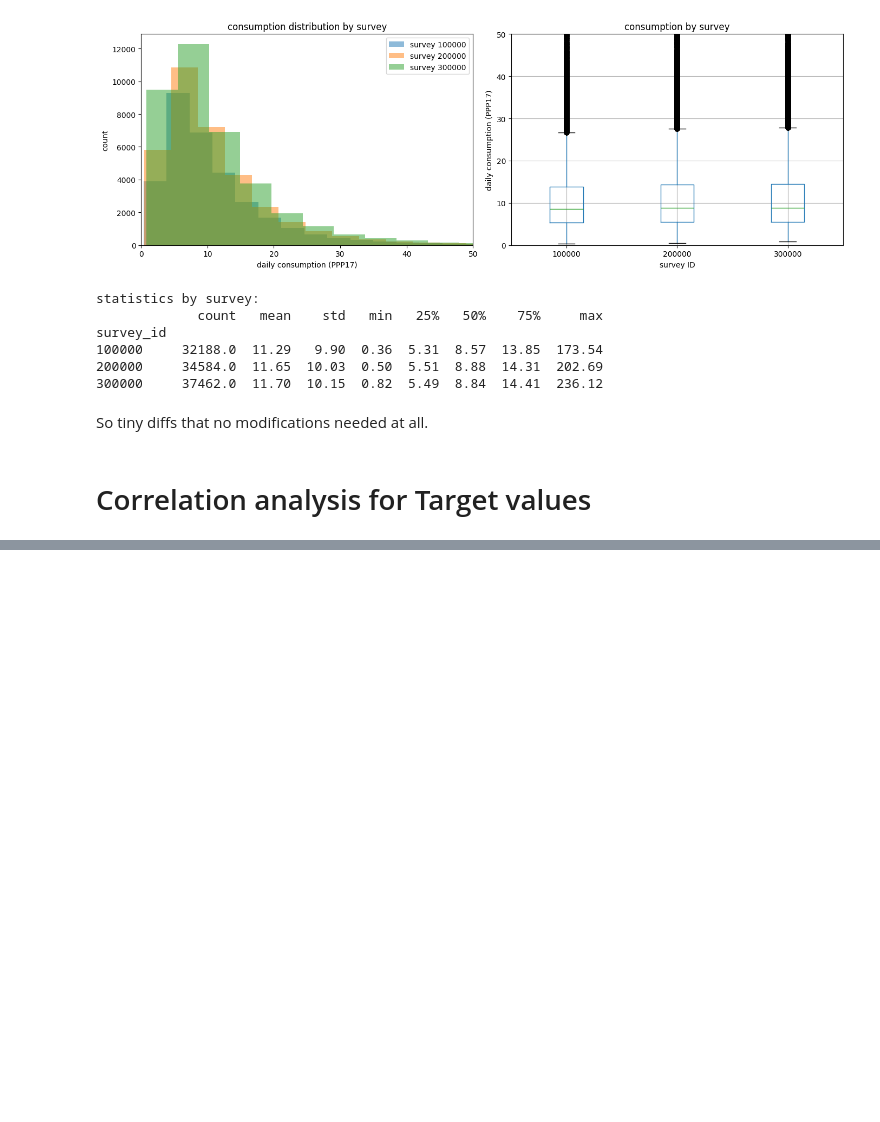
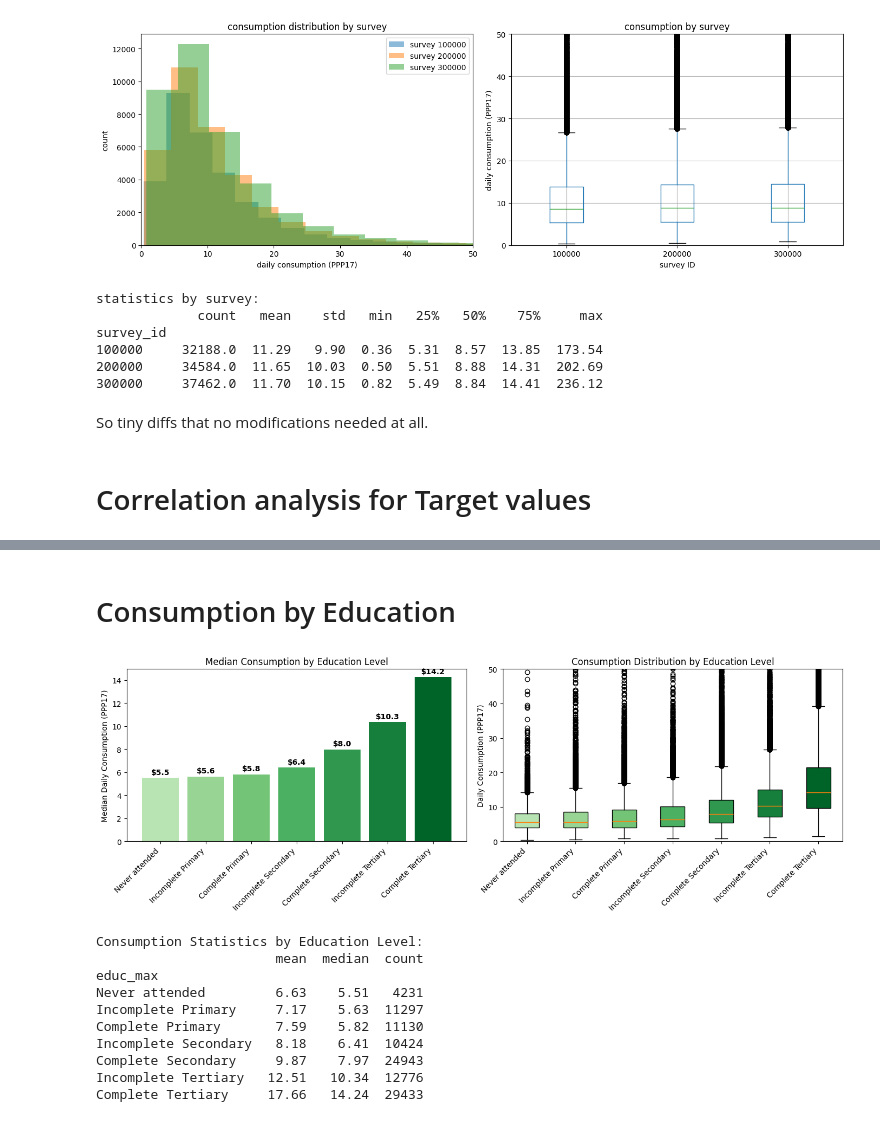
Before and after one commit to avionerman/machine_learning_2025, a Jupyter notebook: competition.ipynb, the cells around one changed output, grey strips where cells are left out. Cells and saved outputs as stored; diff of their text form; code cells hidden in the pictures; blank space fills up the shorter version.

```diff
--- a/competition.ipynb
+++ b/competition.ipynb
@@ -459,0 +619,79 @@ So tiny diffs that no modifications needed at all.
+# %% [markdown]
+# Consumption by Education
+# %%
+# mapping education codes back to labels for readability
+# CORRECTED: matches LabelEncoder's alphabetical ordering
+educ_labels = {
+    0: 'Complete Primary',
+    1: 'Complete Secondary',
+    2: 'Complete Tertiary',
+    3: 'Incomplete Primary',
+    4: 'Incomplete Secondary',
+    5: 'Incomplete Tertiary',
+    6: 'Never attended'
+}
+
+# creating the analysis dataframe
+train_educ = train[['educ_max', 'cons_ppp17']].copy()
+
+# calculating stats by education level
+educ_stats = train_educ.groupby('educ_max')['cons_ppp17'].agg(['mean', 'median', 'count'])
+educ_stats.index = educ_stats.index.map(educ_labels)
+
+# reordering by logical education progression (lowest to highest)
+education_order = [
+    'Never attended',
+    'Incomplete Primary',
+    'Complete Primary',
+    'Incomplete Secondary',
+    'Complete Secondary',
+    'Incomplete Tertiary',
+    'Complete Tertiary'
+]
+educ_stats = educ_stats.reindex(education_order)
+
+fig, axes = plt.subplots(1, 2, figsize=(14, 5))
+
+# the left side bar, is having a chart of median consumption
+ax1 = axes[0]
+colors = plt.cm.Greens(np.linspace(0.3, 0.9, len(educ_stats)))
+bars = ax1.bar(range(len(educ_stats)), educ_stats['median'], color=colors)
+ax1.set_xticks(range(len(educ_stats)))
+ax1.set_xticklabels(educ_stats.index, rotation=45, ha='right')
+ax1.set_ylabel('Median Daily Consumption (PPP17)')
+ax1.set_title('Median Consumption by Education Level')
+
+for i, (val, count) in enumerate(zip(educ_stats['median'], educ_stats['count'])):
+    ax1.text(i, val + 0.3, f'${val:.1f}', ha='center', fontweight='bold')
+
+ax2 = axes[1]
+
+logical_order_codes = [6, 3, 0, 4, 1, 5, 2]  # Maps to: Never, IncPri, ComPri, IncSec, ComSec, IncTer, ComTer
+educ_data = [train_educ[train_educ['educ_max'] == i]['cons_ppp17'].values for i in logical_order_codes]
+bp = ax2.boxplot(educ_data, patch_artist=True)
+
+for patch, color in zip(bp['boxes'], colors):
+    patch.set_facecolor(color)
+
+ax2.set_xticklabels(education_order, rotation=45, ha='right')
+ax2.set_ylabel('Daily Consumption (PPP17)')
+ax2.set_title('Consumption Distribution by Education Level')
+ax2.set_ylim(0, 50)
+
+plt.tight_layout()
+plt.show()
+
+print("Consumption Statistics by Education Level:")
+print(educ_stats.round(2))
+# %% [output]
+[figure, added]
+Consumption Statistics by Education Level:
+                       mean  median  count
+educ_max
+Never attended         6.63    5.51   4231
+Incomplete Primary     7.17    5.63  11297
+Complete Primary       7.59    5.82  11130
+Incomplete Secondary   8.18    6.41  10424
+Complete Secondary     9.87    7.97  24943
+Incomplete Tertiary   12.51   10.34  12776
+Complete Tertiary     17.66   14.24  29433
```
Also changed, not shown: parts of 38 cells of this notebook.
